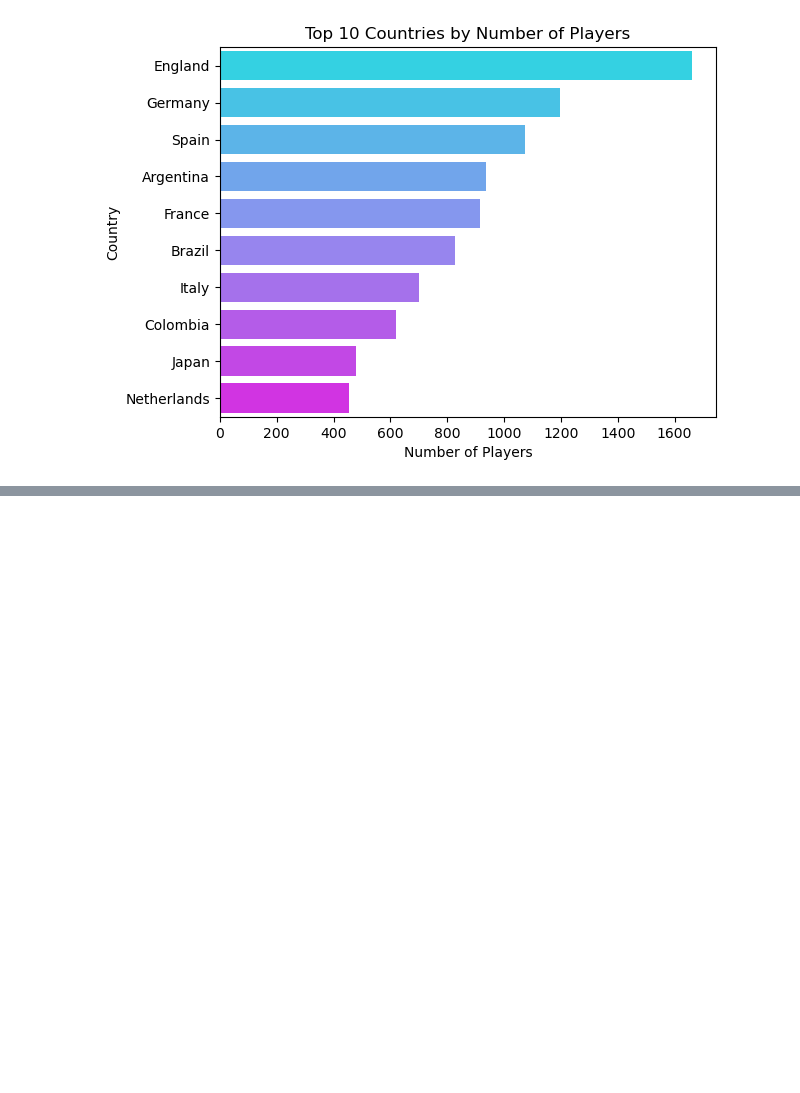
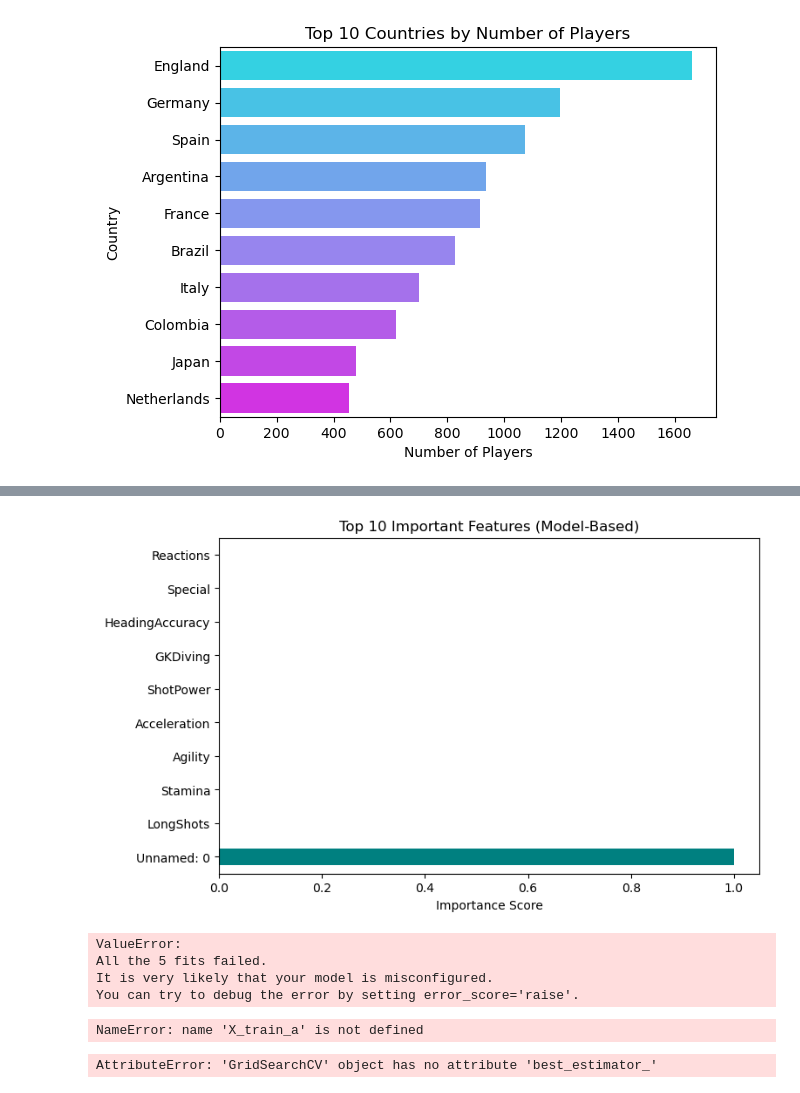
Before and after one commit to SheisAddiee/NLP_Lab_Group7, a Jupyter notebook: notebooks/K-Means with confusion matrix.ipynb, the cells around one changed output, grey strips where cells are left out. Cells and saved outputs as stored; diff of their text form; code cells hidden in the pictures; blank space fills up the shorter version.

```diff
--- a/notebooks/K-Means with confusion matrix.ipynb
+++ b/notebooks/K-Means with confusion matrix.ipynb
@@ -335,0 +539,80 @@ plt.show()
+# %%
+# Fill missing numerical and categorical values
+df = df.fillna(df.median(numeric_only=True))
+for col in df.select_dtypes(include='object').columns:
+    df[col].fillna(df[col].mode()[0], inplace=True)
+# %%
+from sklearn.ensemble import RandomForestRegressor
+# Predicting 'Overall' rating
+X = df.select_dtypes(include=['int64', 'float64']).drop(columns=['Overall'])
+y = df['Overall']
+
+X_train, X_test, y_train, y_test = train_test_split(X, y, test_size=0.2, random_state=42)
+
+rf = RandomForestRegressor(random_state=42)
+rf.fit(X_train, y_train)
+
+importances = pd.Series(rf.feature_importances_, index=X.columns).sort_values(ascending=False)
+top_features = importances.head(10)
+
+plt.figure(figsize=(8, 5))
+top_features.plot(kind='barh', color='teal')
+plt.title('Top 10 Important Features (Model-Based)')
+plt.xlabel('Importance Score')
+plt.show()
+# %% [output]
+[figure, added]
+# %%
+from sklearn.linear_model import LinearRegression
+from sklearn.tree import DecisionTreeRegressor
+from sklearn.model_selection import cross_val_score
+
+models = {
+    "Linear Regression": LinearRegression(),
+    "Random Forest": RandomForestRegressor(random_state=42),
+    "Decision Tree": DecisionTreeRegressor(random_state=42)
+}
+
+results = {}
+
+for name, model in models.items():
+    scores = cross_val_score(model,y, cv=5, scoring='r2')
+    results[name] = scores.mean()
+
+results_df = pd.DataFrame(list(results.items()), columns=['Model', 'R² Score'])
+results_df
+# %% [output]
+ValueError:
+All the 5 fits failed.
+It is very likely that your model is misconfigured.
+You can try to debug the error by setting error_score='raise'.
+# %%
+from sklearn.model_selection import GridSearchCV
+
+param_grid = {
+    'n_estimators': [100, 200],
+    'max_depth': [10, 20, None],
+}
+
+grid = GridSearchCV(RandomForestRegressor(random_state=42), param_grid, cv=3, scoring='r2')
+grid.fit(X_train_a, y_train_a)
+
+print("Best Params:", grid.best_params_)
+print("Best R² Score:", grid.best_score_)
+# %% [output]
+NameError: name 'X_train_a' is not defined
+# %%
+import shap
+
+# Train best model
+best_model = grid.best_estimator_
+best_model.fit(X_train_a, y_train_a)
+
+# Use SHAP
+explainer = shap.TreeExplainer(best_model)
+shap_values = explainer.shap_values(X_test_a)
+
+# SHAP summary plot
+shap.summary_plot(shap_values, X_test_a, plot_type="bar", max_display=10)
+# %% [output]
+AttributeError: 'GridSearchCV' object has no attribute 'best_estimator_'
```
Also changed, not shown: parts of 27 cells of this notebook, 1 other file.
